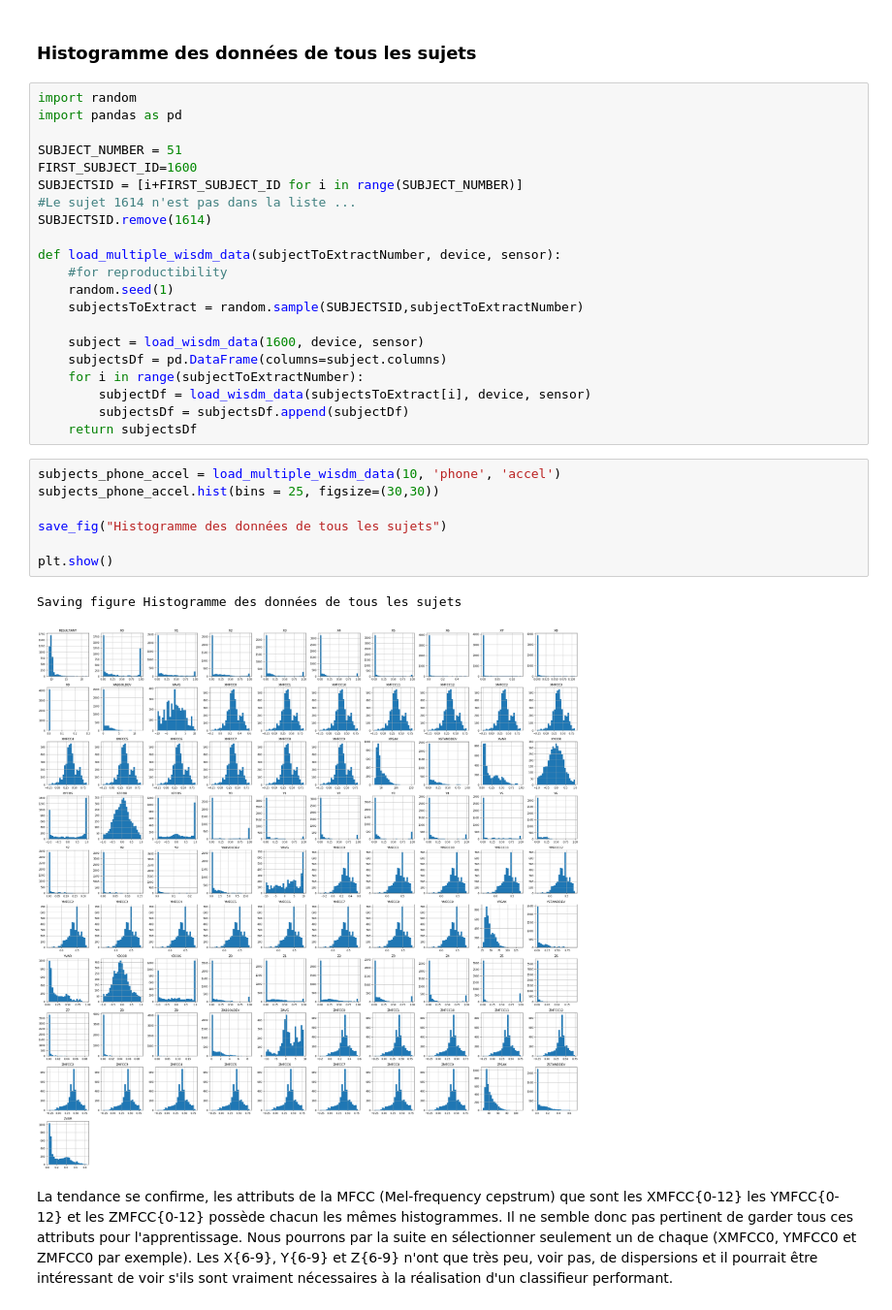
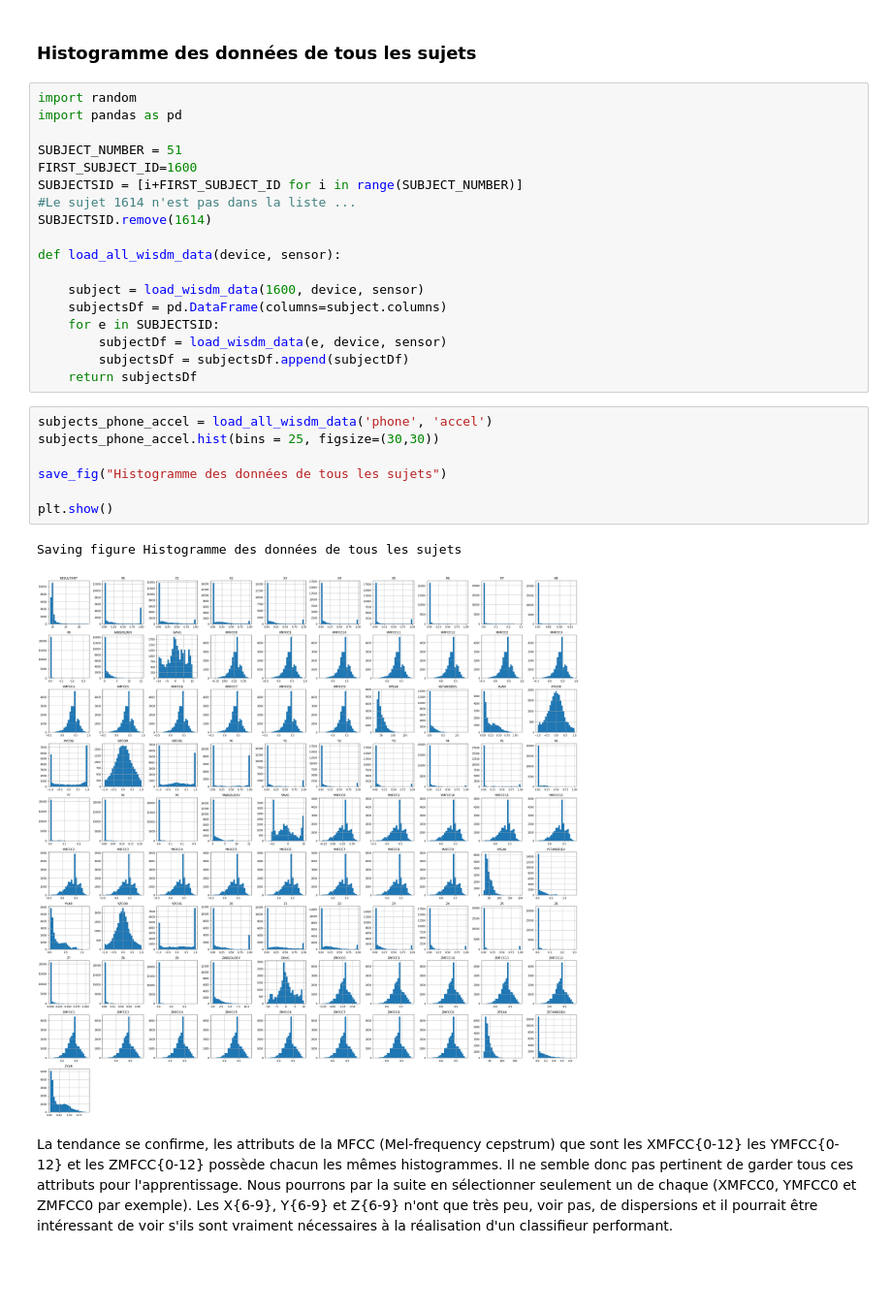
Before and after one commit to BaptisteSaintArnoult/human-activity-recognition, a Jupyter notebook: personal_model_Baptiste.ipynb, the cells around one changed output. Shown at 97% size. Drawn from its saved outputs; the diff is of its cells as text; blank space fills up the shorter version.

Commit message:
Ajout d'un fichier pour la création de figure du rapport et amélioration du projet

```diff
--- a/personal_model_Baptiste.ipynb
+++ b/personal_model_Baptiste.ipynb
@@ -385,27 +385,24 @@ SUBJECTSID = [i+FIRST_SUBJECT_ID for i in range(SUBJECT_NUMBER)]
 #Le sujet 1614 n'est pas dans la liste ...
 SUBJECTSID.remove(1614)
 
-def load_multiple_wisdm_data(subjectToExtractNumber, device, sensor):
-    #for reproductibility
-    random.seed(1)
-    subjectsToExtract = random.sample(SUBJECTSID,subjectToExtractNumber)
+def load_all_wisdm_data(device, sensor):
 
     subject = load_wisdm_data(1600, device, sensor)
     subjectsDf = pd.DataFrame(columns=subject.columns)
-    for i in range(subjectToExtractNumber):
-        subjectDf = load_wisdm_data(subjectsToExtract[i], device, sensor)
+    for e in SUBJECTSID:
+        subjectDf = load_wisdm_data(e, device, sensor)
         subjectsDf = subjectsDf.append(subjectDf)
     return subjectsDf
 # %%
-subjects_phone_accel = load_multiple_wisdm_data(10, 'phone', 'accel')
+subjects_phone_accel = load_all_wisdm_data('phone', 'accel')
 subjects_phone_accel.hist(bins = 25, figsize=(30,30))
 
 save_fig("Histogramme des données de tous les sujets")
 
 plt.show()
 # %% [output]
 Saving figure Histogramme des données de tous les sujets
-[figure, old version]
+[figure, new version]
 # %% [markdown]
 La tendance se confirme, les attributs de la MFCC (Mel-frequency cepstrum) que sont les XMFCC{0-12} les YMFCC{0-12} et les ZMFCC{0-12} possède chacun les mêmes histogrammes. Il ne semble donc pas pertinent de garder tous ces attributs pour l'apprentissage. Nous pourrons par la suite en sélectionner seulement un de chaque (XMFCC0, YMFCC0 et ZMFCC0 par exemple).
 Les X{6-9}, Y{6-9} et Z{6-9} n'ont que très peu, voir pas, de dispersions et il pourrait être intéressant de voir s'ils sont vraiment nécessaires à la réalisation d'un classifieur performant.
```
Also changed, not shown: parts of 1 cell of this notebook, 1 other file.
